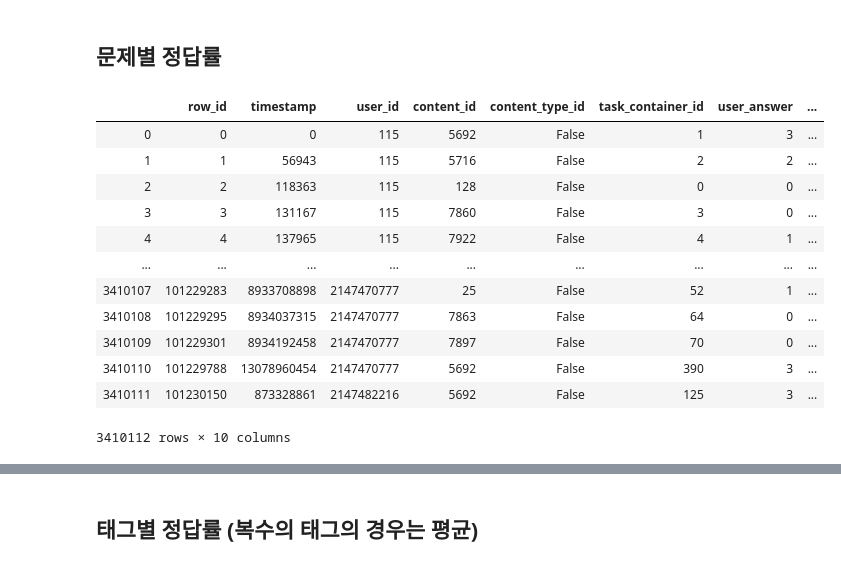
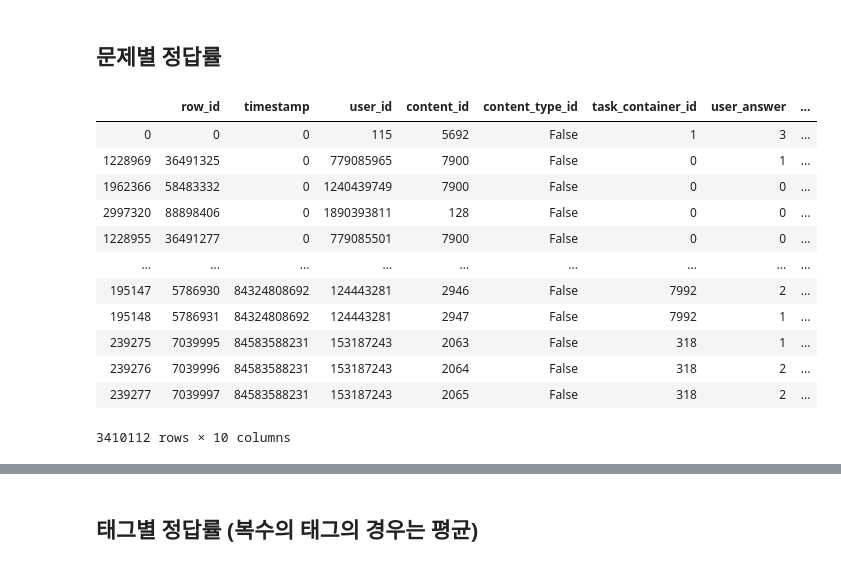
Before and after one commit to venzino-han/kaggle_riiid, a Jupyter notebook: FeatureExtraction.ipynb, the cells around one changed output, grey strips where cells are left out. Saved outputs shown, nothing was run; the diff lists cells and outputs as text; code cells hidden in the pictures.

```diff
--- a/FeatureExtraction.ipynb
+++ b/FeatureExtraction.ipynb
@@ -52,0 +58,7 @@ data.query('content_type_id==True')
+# %%
+def lectureLabelChange(df):
+    df["answered_correctly"].replace({-1:1}, inplace=True)
+
+def priorQuestionChange(df):
+    df["prior_question_elapsed_time"].fillna(0., inplace=True)
+    df["prior_question_had_explanation"].fillna(False, inplace=True)
@@ -202,18 +239,21 @@ data
 ## 문제별 정답률
 # %%
 data = pd.read_feather('content_id_per_50/content_dic_1.feather')
+data = data.sort_values(by=['timestamp'], axis=0)
+priorQuestionChange(data)
+lectureLabelChange(data)
 data
 # %% [output]
 |  | row_id | timestamp | user_id | content_id | content_type_id | task_container_id | user_answer | ... |
 | 0 | 0 | 0 | 115 | 5692 | False | 1 | 3 | ... |
-| 1 | 1 | 56943 | 115 | 5716 | False | 2 | 2 | ... |
-| 2 | 2 | 118363 | 115 | 128 | False | 0 | 0 | ... |
-| 3 | 3 | 131167 | 115 | 7860 | False | 3 | 0 | ... |
-| 4 | 4 | 137965 | 115 | 7922 | False | 4 | 1 | ... |
+| 1228969 | 36491325 | 0 | 779085965 | 7900 | False | 0 | 1 | ... |
+| 1962366 | 58483332 | 0 | 1240439749 | 7900 | False | 0 | 0 | ... |
+| 2997320 | 88898406 | 0 | 1890393811 | 128 | False | 0 | 0 | ... |
+| 1228955 | 36491277 | 0 | 779085501 | 7900 | False | 0 | 0 | ... |
 | ... | ... | ... | ... | ... | ... | ... | ... | ... |
-| 3410107 | 101229283 | 8933708898 | 2147470777 | 25 | False | 52 | 1 | ... |
-| 3410108 | 101229295 | 8934037315 | 2147470777 | 7863 | False | 64 | 0 | ... |
-| 3410109 | 101229301 | 8934192458 | 2147470777 | 7897 | False | 70 | 0 | ... |
-| 3410110 | 101229788 | 13078960454 | 2147470777 | 5692 | False | 390 | 3 | ... |
-| 3410111 | 101230150 | 873328861 | 2147482216 | 5692 | False | 125 | 3 | ... |
+| 195147 | 5786930 | 84324808692 | 124443281 | 2946 | False | 7992 | 2 | ... |
+| 195148 | 5786931 | 84324808692 | 124443281 | 2947 | False | 7992 | 1 | ... |
+| 239275 | 7039995 | 84583588231 | 153187243 | 2063 | False | 318 | 1 | ... |
+| 239276 | 7039996 | 84583588231 | 153187243 | 2064 | False | 318 | 2 | ... |
+| 239277 | 7039997 | 84583588231 | 153187243 | 2065 | False | 318 | 2 | ... |
 3410112 rows × 10 columns
```
Also changed, not shown: parts of 14 cells of this notebook, 1 other file.
